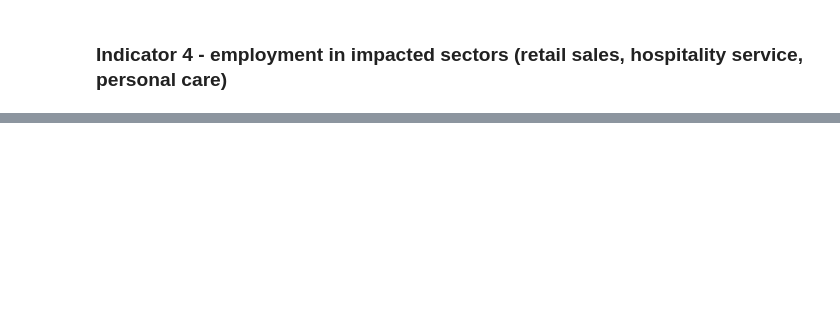
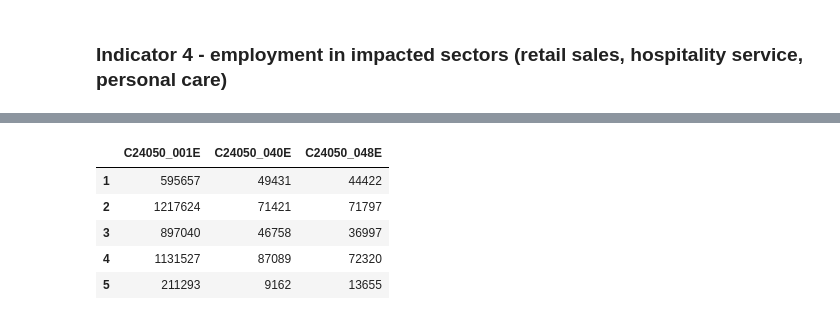
Before and after one commit to community-insight-impact/cvi_ucla_partnership, a Jupyter notebook: notebooks/merge_data_rent.ipynb, the cells around one changed output, grey strips where cells are left out. Saved outputs shown, nothing was run; the diff lists cells and outputs as text; code cells hidden in the pictures; blank space fills up the shorter version.

```diff
--- a/notebooks/merge_data_rent.ipynb
+++ b/notebooks/merge_data_rent.ipynb
@@ -289,0 +292,9 @@ employment.head()
+# %%
+indusByOccup[1:]
+# %% [output]
+|  | C24050_001E | C24050_040E | C24050_048E |
+| 1 | 595657 | 49431 | 44422 |
+| 2 | 1217624 | 71421 | 71797 |
+| 3 | 897040 | 46758 | 36997 |
+| 4 | 1131527 | 87089 | 72320 |
+| 5 | 211293 | 9162 | 13655 |
```
Also changed, not shown: parts of 14 cells of this notebook.
